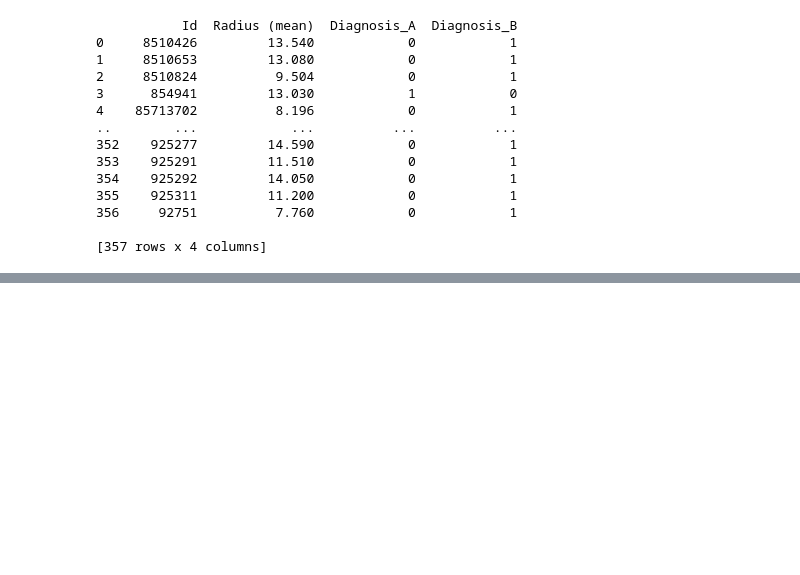
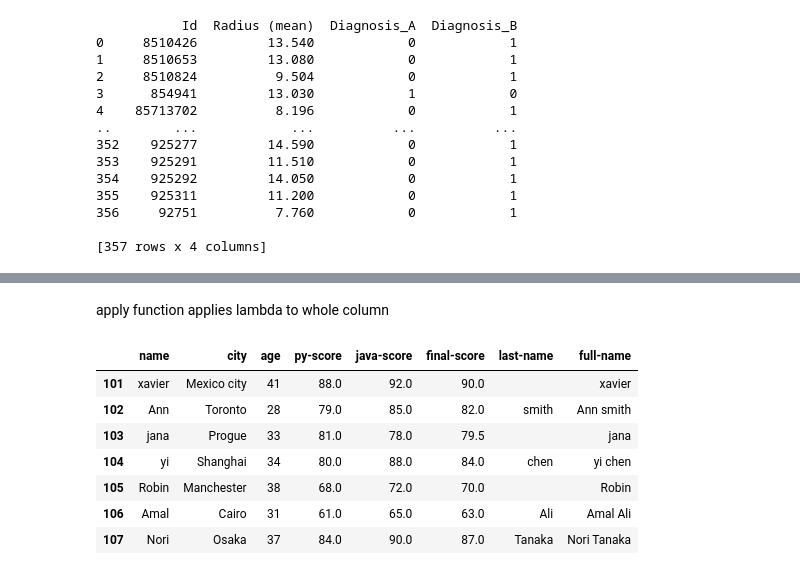
Before and after one commit to Aham0803/PY-AlgoTutor, a Jupyter notebook: 20_Session/1_EDA.ipynb, the cells around one changed output, grey strips where cells are left out. Saved outputs shown, nothing was run; the diff lists cells and outputs as text; code cells hidden in the pictures; blank space fills up the shorter version.

```diff
--- a/20_Session/1_EDA.ipynb
+++ b/20_Session/1_EDA.ipynb
@@ -162,0 +173,3 @@ print(enco_dict)
+# %%
+df = pd.DataFrame(data, index = row_labels)
+df
@@ -162,0 +185,3 @@ print(enco_dict)
+# %%
+df['java-score'] =[92.0,85.0,78.0,88.0,72.0,65.0,90.0]
+df
@@ -162,0 +197,3 @@ print(enco_dict)
+# %%
+df['final-score'] =(df['py-score'] + df['java-score'])/2
+df
@@ -162,0 +209,3 @@ print(enco_dict)
+# %%
+df['last-name'] =['' ,'smith' ,'', 'chen' ,'' ,'Ali' ,'Tanaka']
+df
@@ -162,0 +221,14 @@ print(enco_dict)
+# %% [markdown]
+apply function applies lambda to whole column
+# %%
+df['full-name'] = df.apply(lambda x : x['name'] + ' '+ x['last-name'],axis =1)
+df
+# %% [output]
+|  | name | city | age | py-score | java-score | final-score | last-name | full-name |
+| 101 | xavier | Mexico city | 41 | 88.0 | 92.0 | 90.0 |  | xavier |
+| 102 | Ann | Toronto | 28 | 79.0 | 85.0 | 82.0 | smith | Ann smith |
+| 103 | jana | Progue | 33 | 81.0 | 78.0 | 79.5 |  | jana |
+| 104 | yi | Shanghai | 34 | 80.0 | 88.0 | 84.0 | chen | yi chen |
+| 105 | Robin | Manchester | 38 | 68.0 | 72.0 | 70.0 |  | Robin |
+| 106 | Amal | Cairo | 31 | 61.0 | 65.0 | 63.0 | Ali | Amal Ali |
+| 107 | Nori | Osaka | 37 | 84.0 | 90.0 | 87.0 | Tanaka | Nori Tanaka |
```
Also changed, not shown: parts of 7 cells of this notebook.
